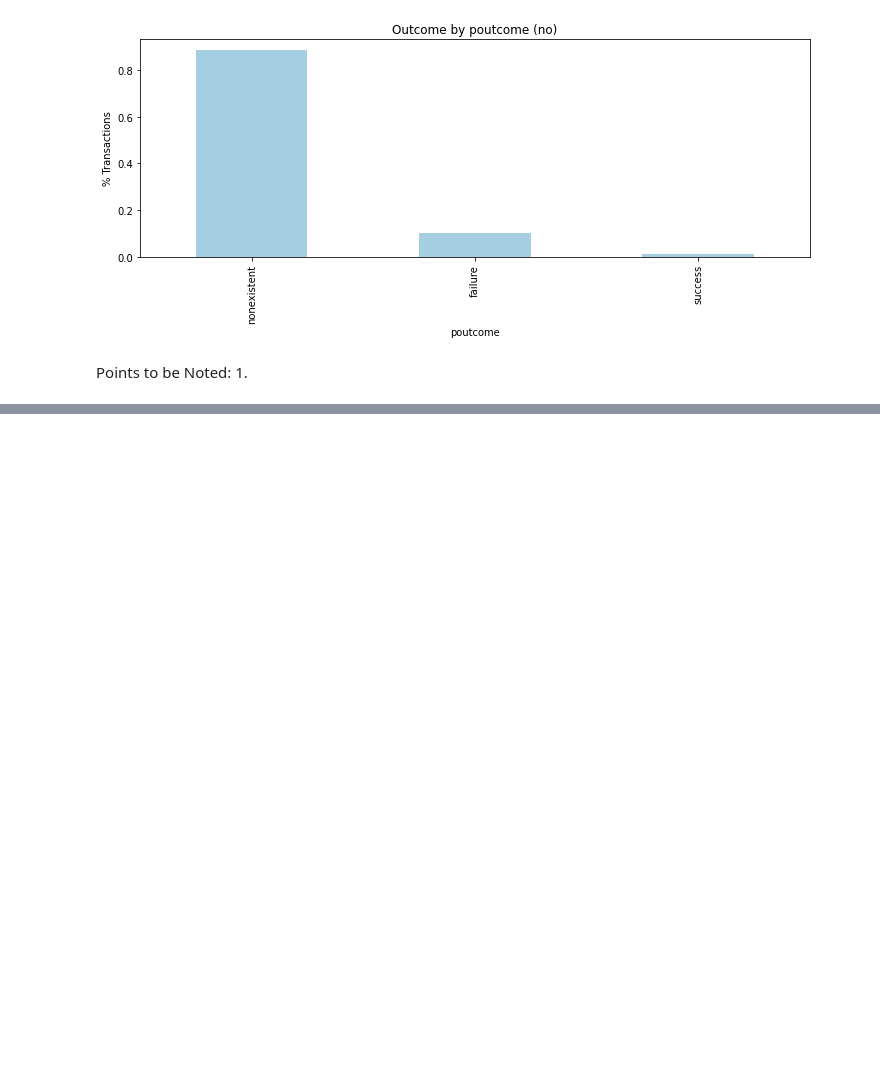
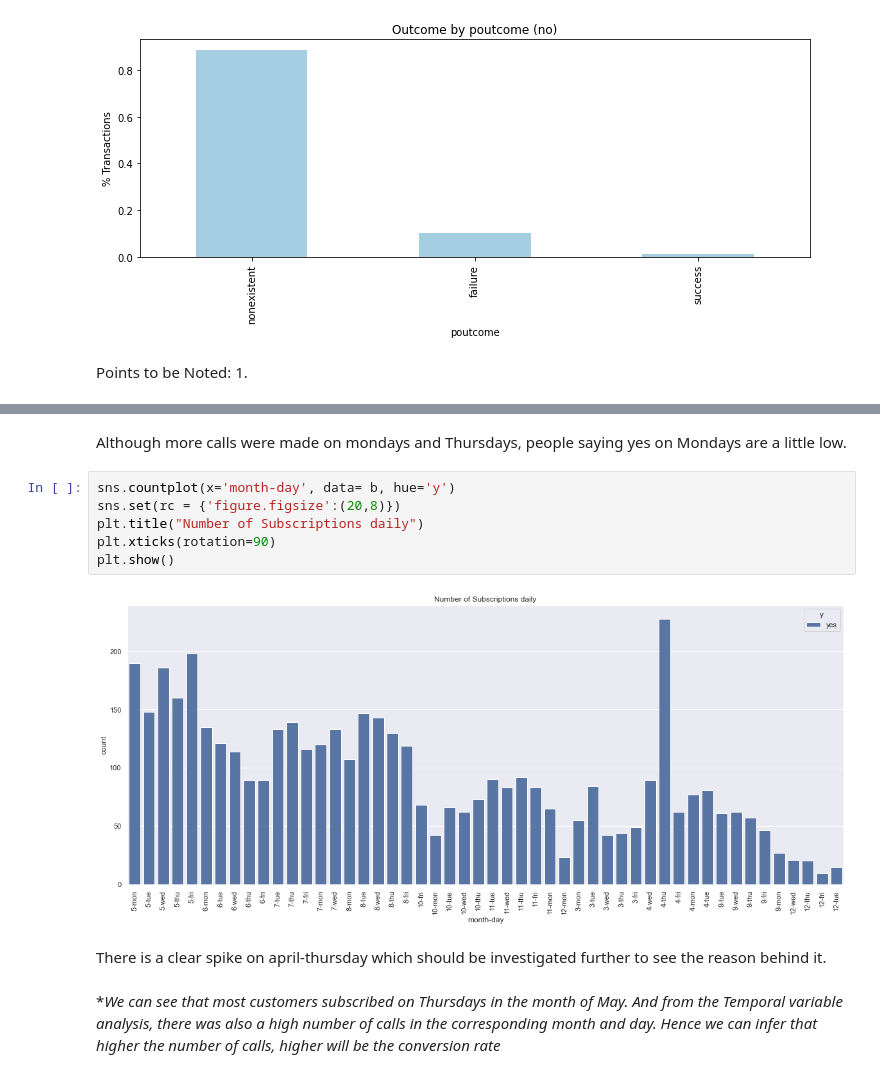
Before and after one commit to taimoorRazi/Bank-Marketing-Project, a Jupyter notebook: Week 10/EDA.ipynb, the cells around one changed output, grey strips where cells are left out. Cells and saved outputs as stored; diff of their text form; blank space fills up the shorter version.

```diff
--- a/Week 10/EDA.ipynb
+++ b/Week 10/EDA.ipynb
@@ -877,0 +938,14 @@ Points to be Noted:
+# %% [markdown]
+Although more calls were made on mondays and Thursdays, people saying yes on Mondays are a little low.
+# %%
+sns.countplot(x='month-day', data= b, hue='y')
+sns.set(rc = {'figure.figsize':(20,8)})
+plt.title("Number of Subscriptions daily")
+plt.xticks(rotation=90)
+plt.show()
+# %% [output]
+[figure, added]
+# %% [markdown]
+There is a clear spike on april-thursday which should be investigated further to see the reason behind it.
+# %% [markdown]
+**We can see that most customers subscribed on Thursdays in the month of May. And from the Temporal variable analysis, there was also a high number of calls in the corresponding month and day. Hence we can infer that higher the number of calls, higher will be the conversion rate*
```
Also changed, not shown: parts of 10 cells of this notebook, 5 other files.
